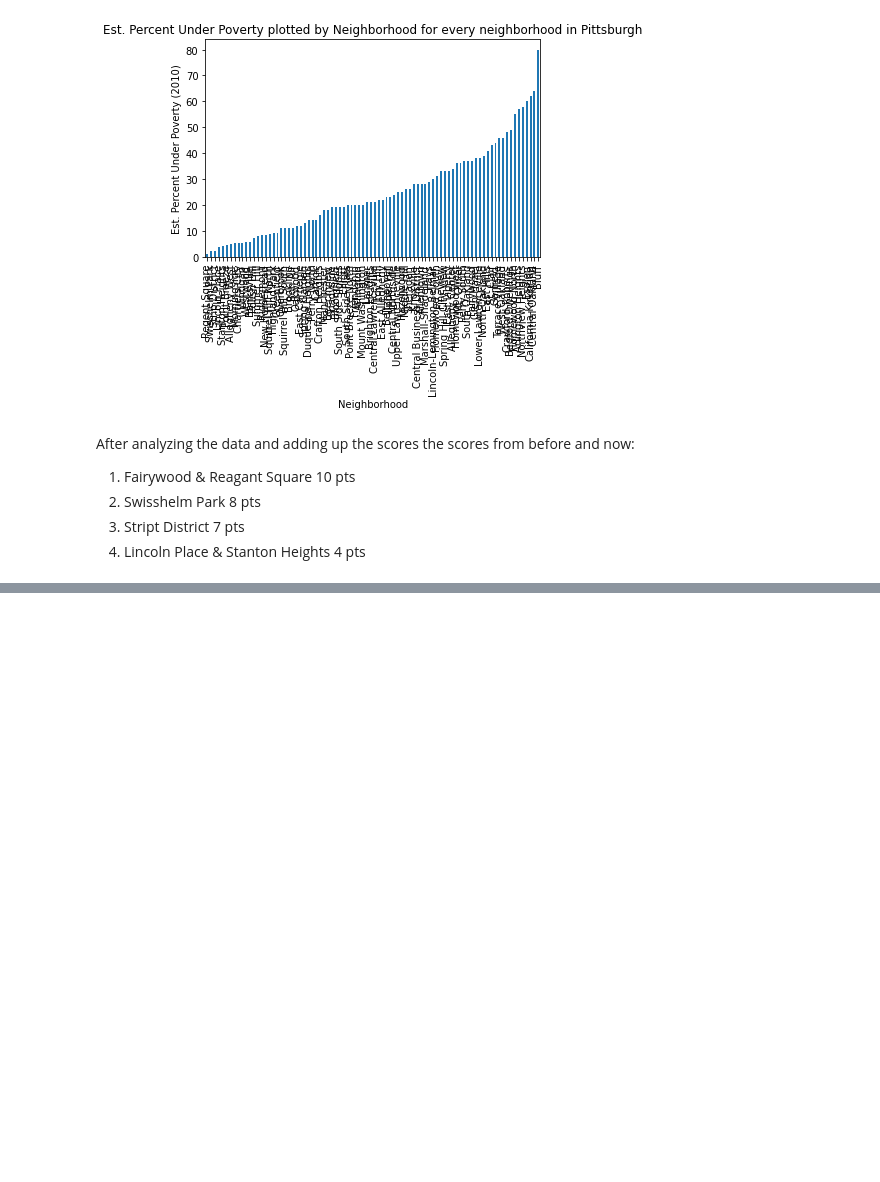
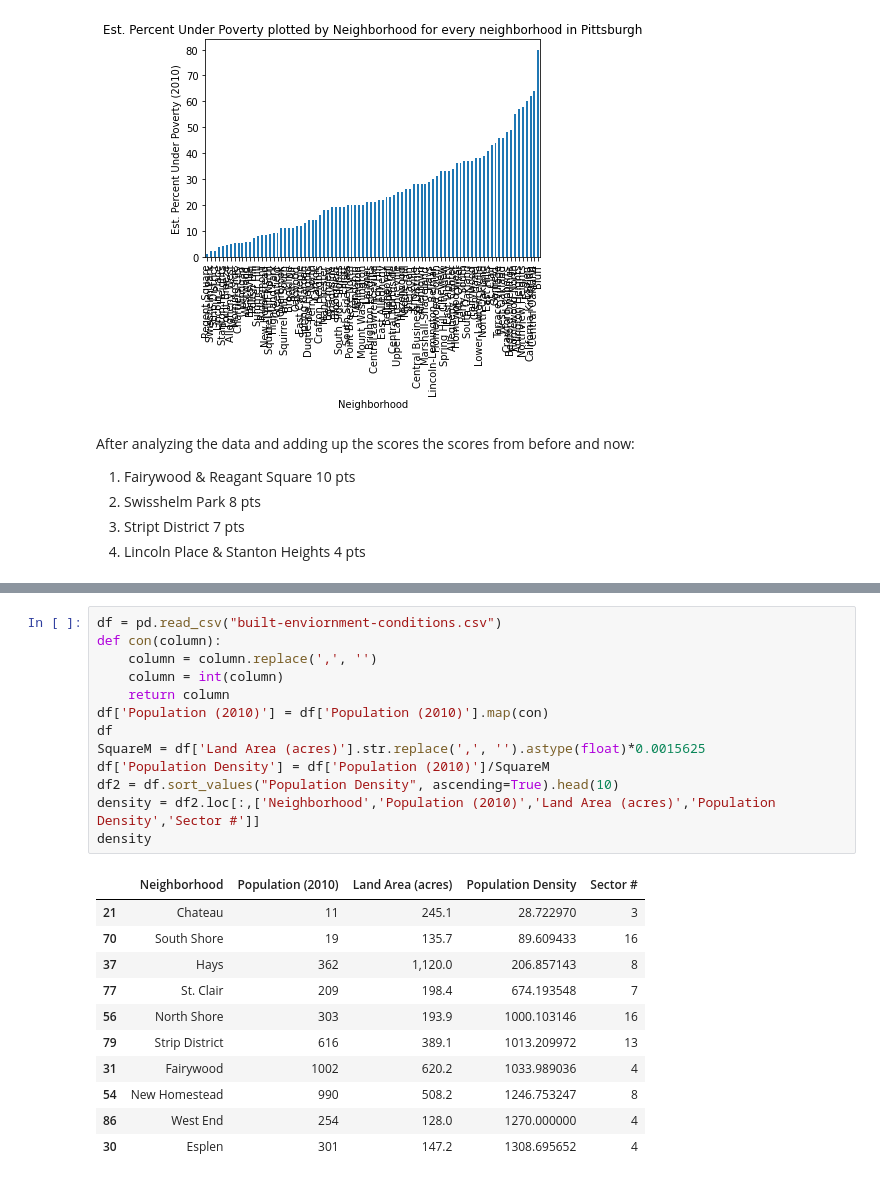
Before and after one commit to GAB8202/Best_Neighborhood, a Jupyter notebook: Main.ipynb, the cells around one changed output, grey strips where cells are left out. Drawn from its saved outputs; the diff is of its cells as text; blank space fills up the shorter version.

```diff
--- a/Main.ipynb
+++ b/Main.ipynb
@@ -218,0 +268,25 @@ After analyzing the data and adding up the scores the scores from before and now
+# %%
+df = pd.read_csv("built-enviornment-conditions.csv")
+def con(column):
+    column = column.replace(',', '')
+    column = int(column)
+    return column
+df['Population (2010)'] = df['Population (2010)'].map(con)
+df
+SquareM = df['Land Area (acres)'].str.replace(',', '').astype(float)*0.0015625
+df['Population Density'] = df['Population (2010)']/SquareM
+df2 = df.sort_values("Population Density", ascending=True).head(10)
+density = df2.loc[:,['Neighborhood','Population (2010)','Land Area (acres)','Population Density','Sector #']]
+density
+# %% [output]
+|  | Neighborhood | Population (2010) | Land Area (acres) | Population Density | Sector # |
+| 21 | Chateau | 11 | 245.1 | 28.722970 | 3 |
+| 70 | South Shore | 19 | 135.7 | 89.609433 | 16 |
+| 37 | Hays | 362 | 1,120.0 | 206.857143 | 8 |
+| 77 | St. Clair | 209 | 198.4 | 674.193548 | 7 |
+| 56 | North Shore | 303 | 193.9 | 1000.103146 | 16 |
+| 79 | Strip District | 616 | 389.1 | 1013.209972 | 13 |
+| 31 | Fairywood | 1002 | 620.2 | 1033.989036 | 4 |
+| 54 | New Homestead | 990 | 508.2 | 1246.753247 | 8 |
+| 86 | West End | 254 | 128.0 | 1270.000000 | 4 |
+| 30 | Esplen | 301 | 147.2 | 1308.695652 | 4 |
```
Also changed, not shown: parts of 10 cells of this notebook.
